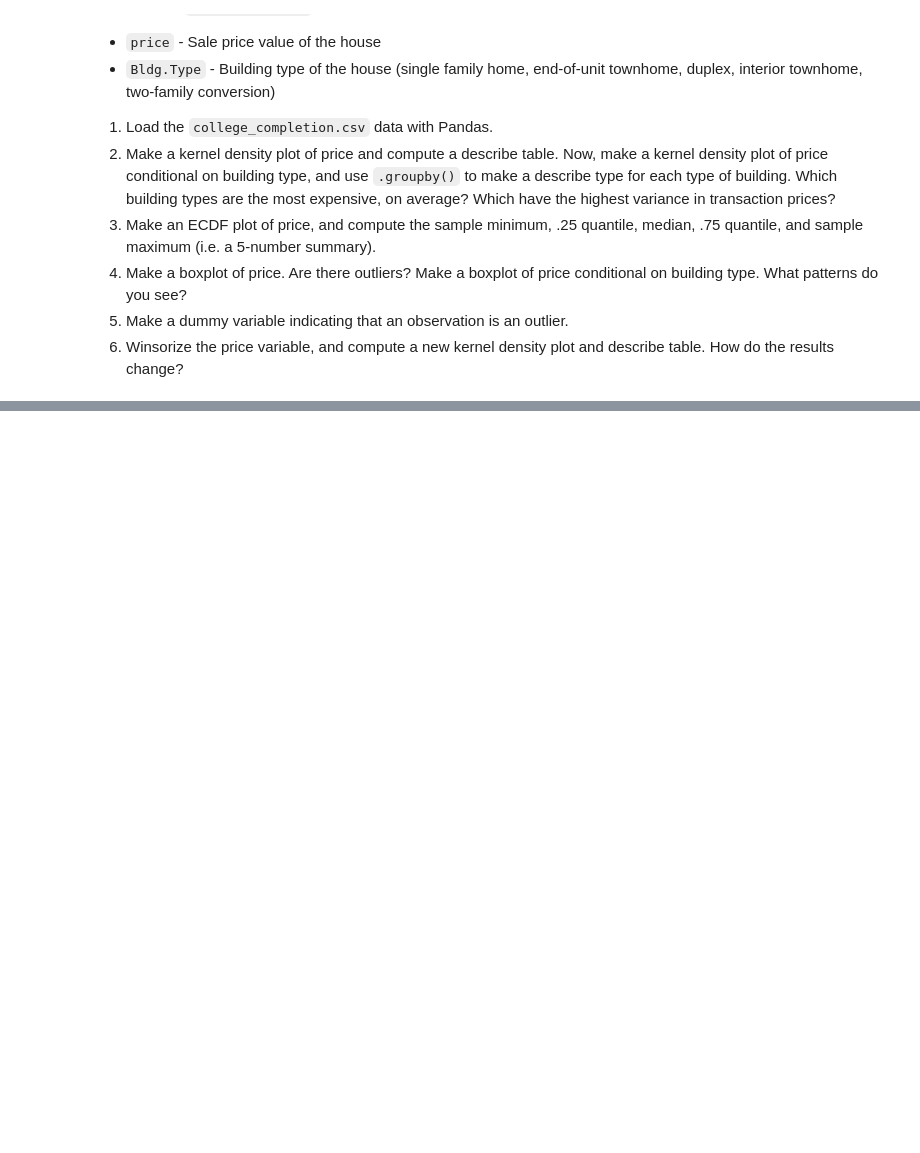
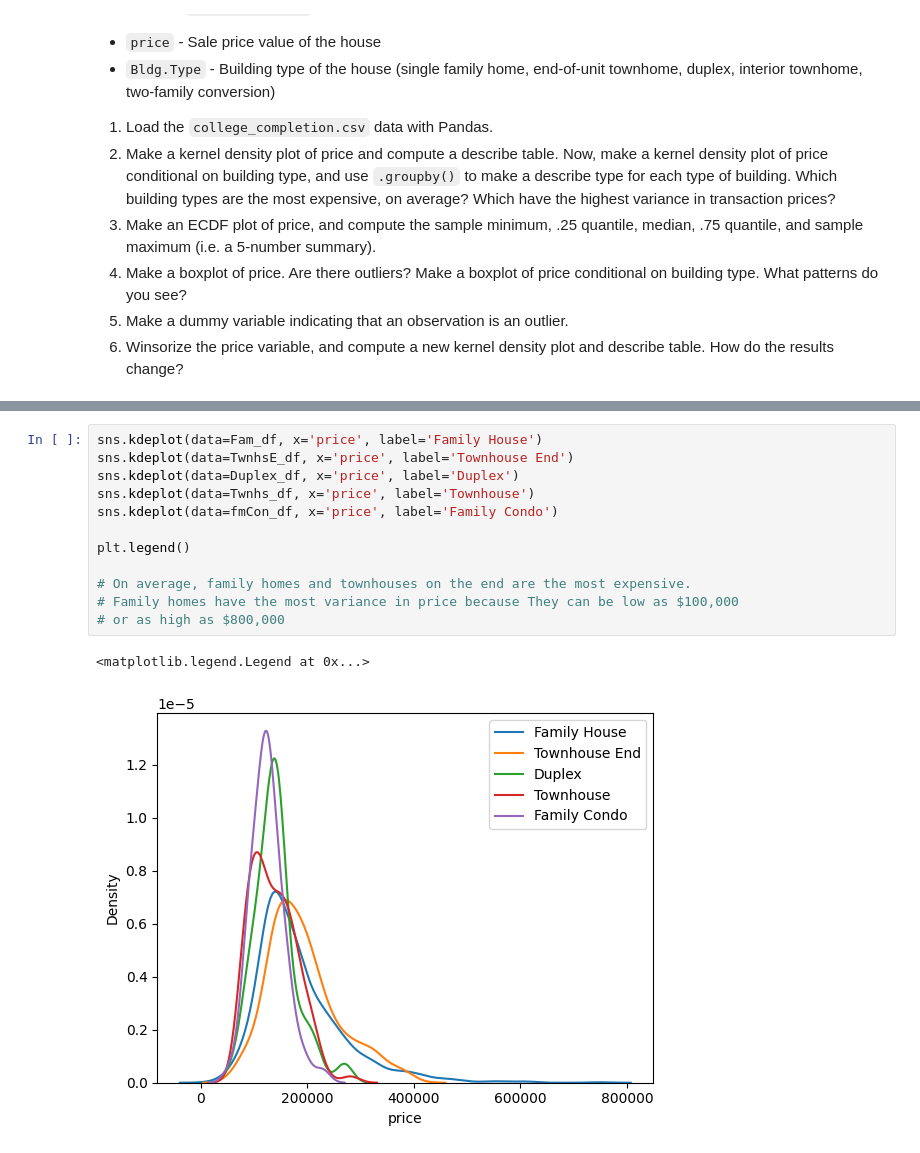
Before and after one commit to kayleendo/programming, a Jupyter notebook: assignment/01_assignment_wrangling_and_eda.ipynb, the cells around one changed output, grey strips where cells are left out. Saved outputs shown, nothing was run; the diff lists cells and outputs as text; blank space fills up the shorter version.

```diff
--- a/assignment/01_assignment_wrangling_and_eda.ipynb
+++ b/assignment/01_assignment_wrangling_and_eda.ipynb
@@ -504,0 +551,15 @@ We'll use the `ames_prices.csv` dataset. The "relevant" variables for this quest
+# %%
+sns.kdeplot(data=Fam_df, x='price', label='Family House')
+sns.kdeplot(data=TwnhsE_df, x='price', label='Townhouse End')
+sns.kdeplot(data=Duplex_df, x='price', label='Duplex')
+sns.kdeplot(data=Twnhs_df, x='price', label='Townhouse')
+sns.kdeplot(data=fmCon_df, x='price', label='Family Condo')
+
+plt.legend()
+
+# On average, family homes and townhouses on the end are the most expensive.
+# Family homes have the most variance in price because They can be low as $100,000
+# or as high as $800,000
+# %% [output]
+<matplotlib.legend.Legend at 0x...>
+[figure, added]
```
Also changed, not shown: parts of 12 cells of this notebook.
